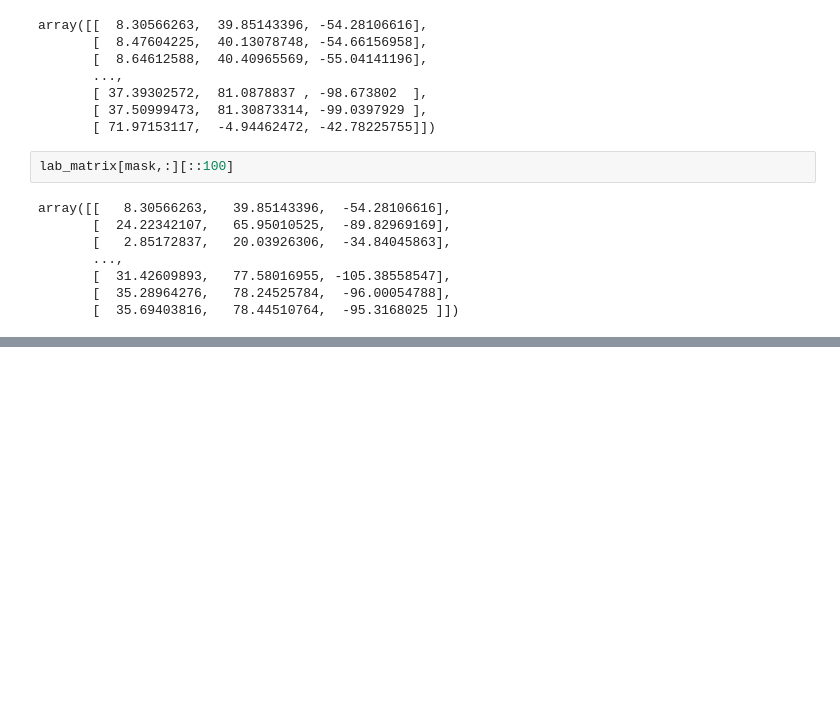
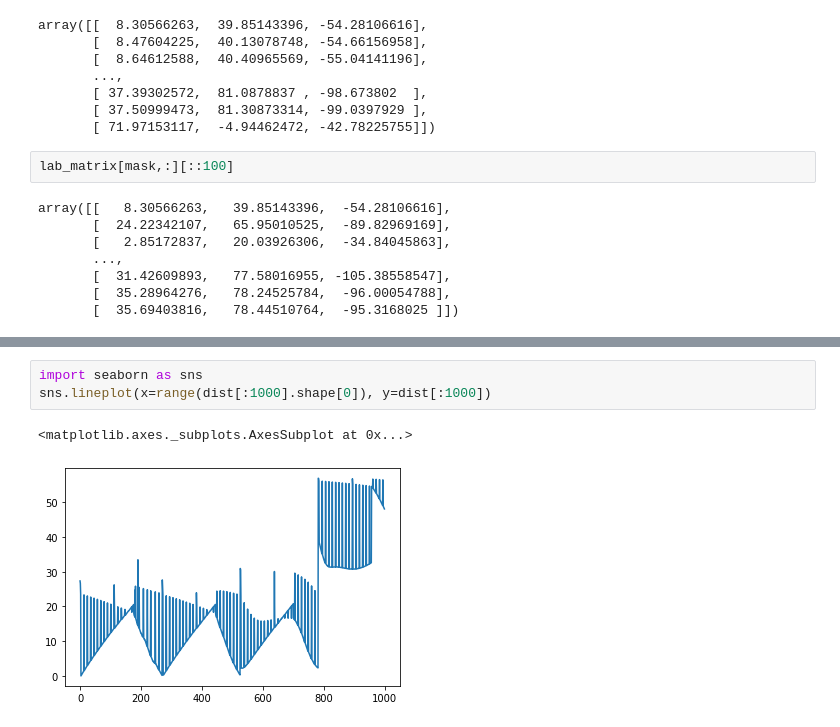
Before and after one commit to kakusikun/deep-learning-works, a Jupyter notebook: notebook/LAB Color Space.ipynb, the cells around one changed output, grey strips where cells are left out. Drawn from its saved outputs; the diff is of its cells as text; blank space fills up the shorter version.

```diff
--- a/notebook/LAB Color Space.ipynb
+++ b/notebook/LAB Color Space.ipynb
@@ -106,0 +267,6 @@ array([[   8.30566263,   39.85143396,  -54.28106616],
+# %%
+import seaborn as sns
+sns.lineplot(x=range(dist[:1000].shape[0]), y=dist[:1000])
+# %% [output]
+<matplotlib.axes._subplots.AxesSubplot at 0x...>
+[figure, added]
```
Also changed, not shown: parts of 30 cells of this notebook, 9 other files.
